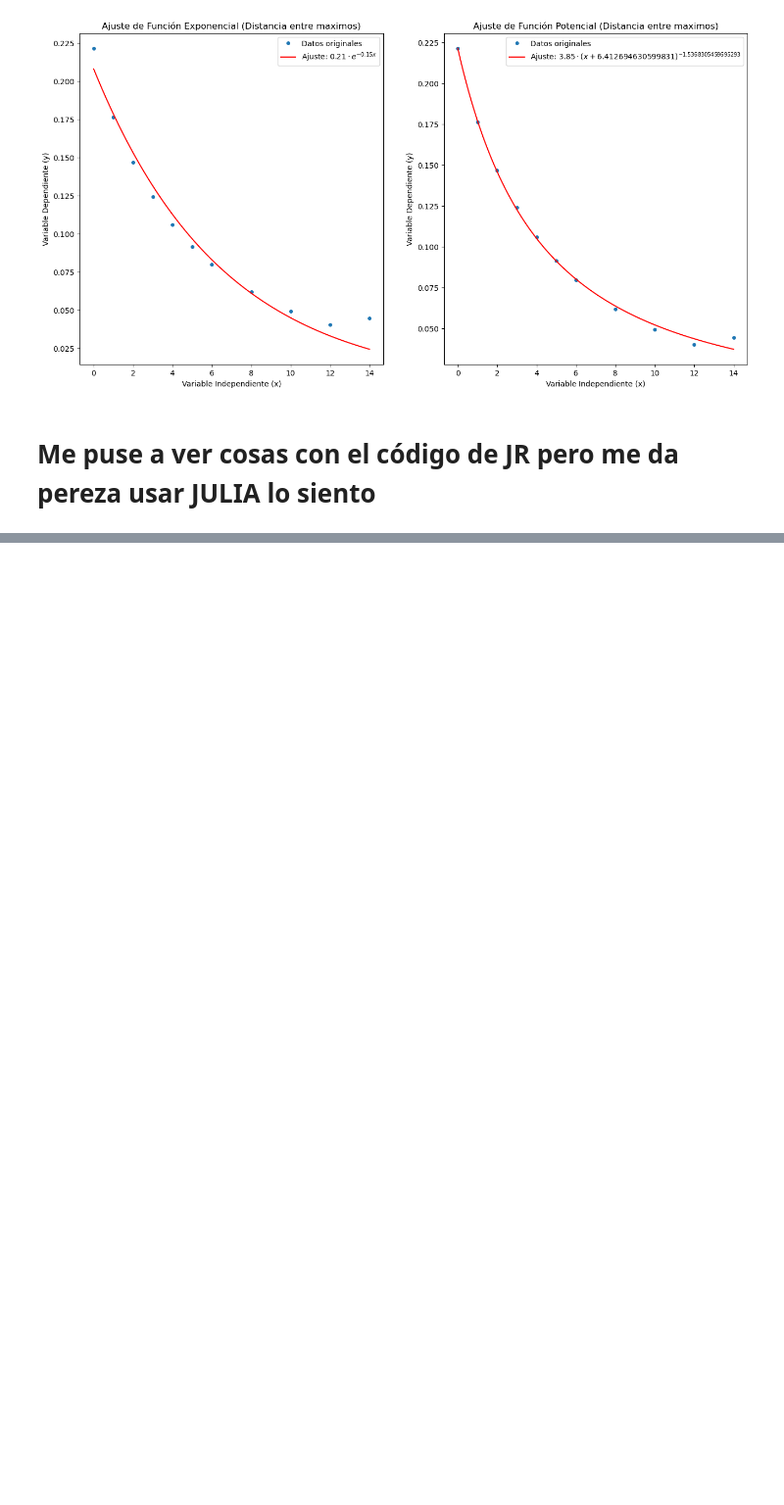
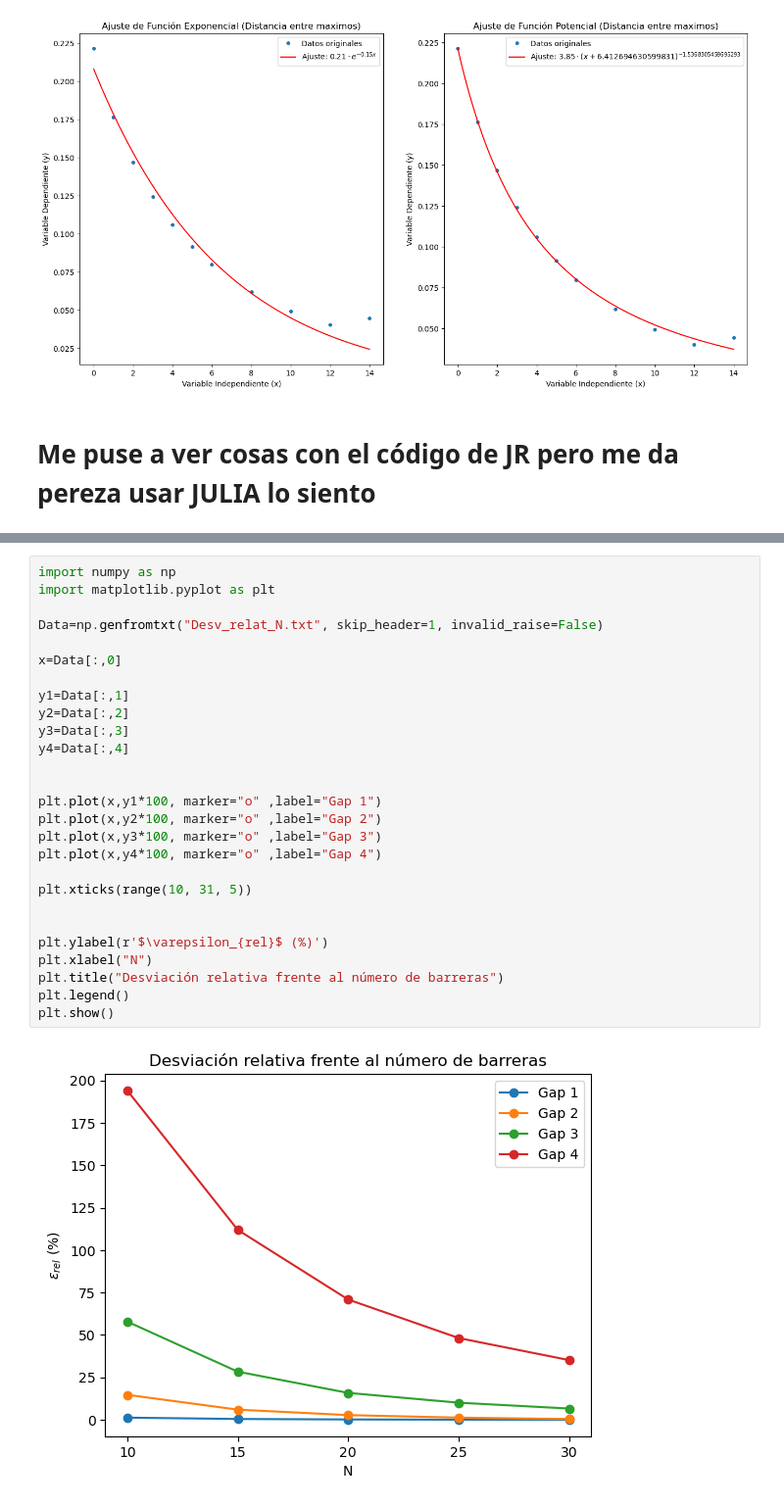
Before and after one commit to teresa-p-l/GNOMOS, a Jupyter notebook: Juande_P4y0_/Simulaciones.ipynb, the cells around one changed output, grey strips where cells are left out. Shown at 98% size. Drawn from its saved outputs; the diff is of its cells as text; blank space fills up the shorter version.

```diff
--- a/Juande_P4y0_/Simulaciones.ipynb
+++ b/Juande_P4y0_/Simulaciones.ipynb
@@ -254,0 +345,29 @@ plt.show()
+# %%
+import numpy as np
+import matplotlib.pyplot as plt
+
+Data=np.genfromtxt("Desv_relat_N.txt", skip_header=1, invalid_raise=False)
+
+x=Data[:,0]
+
+y1=Data[:,1]
+y2=Data[:,2]
+y3=Data[:,3]
+y4=Data[:,4]
+
+
+plt.plot(x,y1*100, marker="o" ,label="Gap 1")
+plt.plot(x,y2*100, marker="o" ,label="Gap 2")
+plt.plot(x,y3*100, marker="o" ,label="Gap 3")
+plt.plot(x,y4*100, marker="o" ,label="Gap 4")
+
+plt.xticks(range(10, 31, 5))
+
+
+plt.ylabel(r'$\varepsilon_{rel}$ (%)')
+plt.xlabel("N")
+plt.title("Desviación relativa frente al número de barreras")
+plt.legend()
+plt.show()
+# %% [output]
+[figure, added]
```
Also changed, not shown: parts of 3 cells of this notebook, 21 other files.
